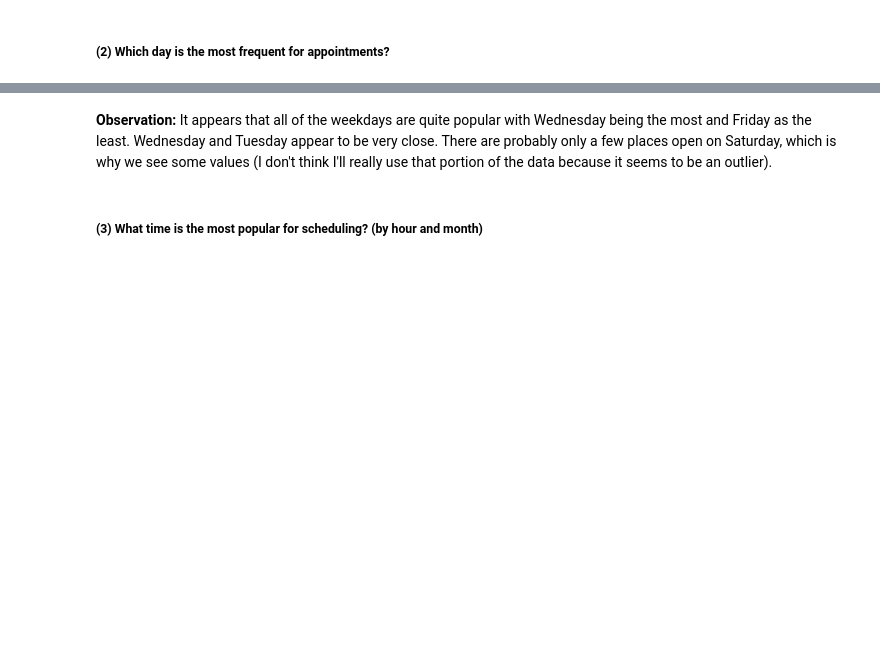
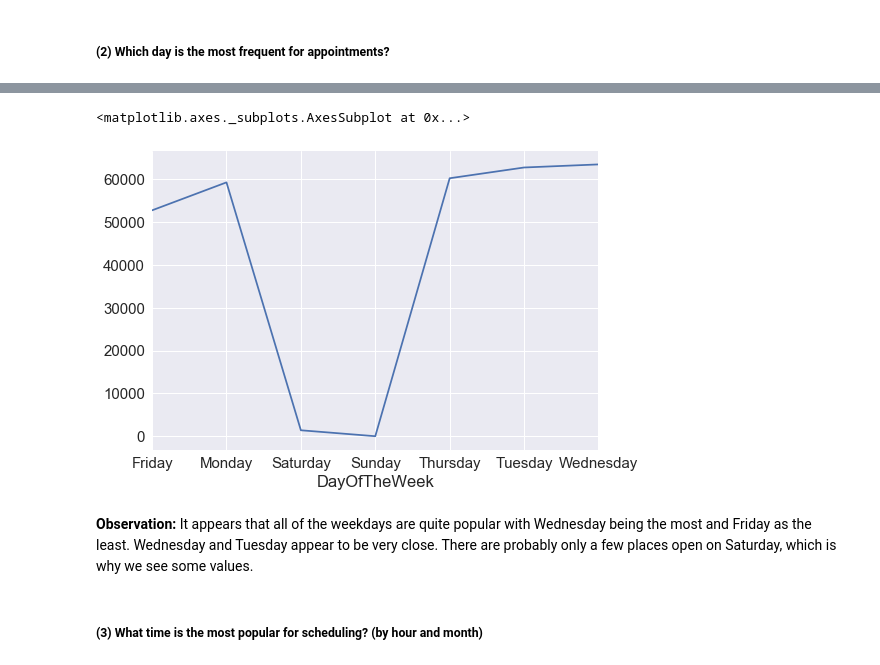
Before and after one commit to jmodoodles/ML_Portfolio_Morgia, a Jupyter notebook: assignments/Week+8_MLNN.ipynb, the cells around one changed output, grey strips where cells are left out. Drawn from its saved outputs; the diff is of its cells as text; code cells hidden in the pictures; blank space fills up the shorter version.

Commit message:
add Week+8 notebook (final)

```diff
--- a/assignments/Week+8_MLNN.ipynb
+++ b/assignments/Week+8_MLNN.ipynb
@@ -36,7 +36,7 @@ from sklearn import cross_validation
 # %%
 #read in dataset
 
-appt = pd.read_csv('/Users/jMac/Documents/ML_Portfolio_Morgia/data/No-show-issue-Comma-300k.csv')
+appt = pd.read_csv('/Users/user/Desktop/NoShows.csv')
 appt.dropna(inplace=True) #discards all na values
 # %%
 list(appt.columns)
@@ -270,5 +348,16 @@ sns.countplot(x='DayOfTheWeek', data=appt)
+# %%
+#This is another way to view the above information.
+#The line graph makes it a little easier to see the division between the days
+
+days = appt.groupby('DayOfTheWeek').agg('count')
+days['Day'] = days.index
+
+days.Weekday.plot()
+# %% [output]
+<matplotlib.axes._subplots.AxesSubplot at 0x...>
+[figure, added]
 # %% [markdown]
-**Observation:** It appears that all of the weekdays are quite popular with Wednesday being the most and Friday as the least.  Wednesday and Tuesday appear to be very close. There are probably only a few places open on Saturday, which is why we see some values (I don't think I'll really use that portion of the data because it seems to be an outlier).
+**Observation:** It appears that all of the weekdays are quite popular with Wednesday being the most and Friday as the least.  Wednesday and Tuesday appear to be very close. There are probably only a few places open on Saturday, which is why we see some values.
 # %% [markdown]
 ##### (3) What time is the most popular for scheduling?  (by hour and month)
 # %%
```
Also changed, not shown: parts of 69 cells of this notebook.
